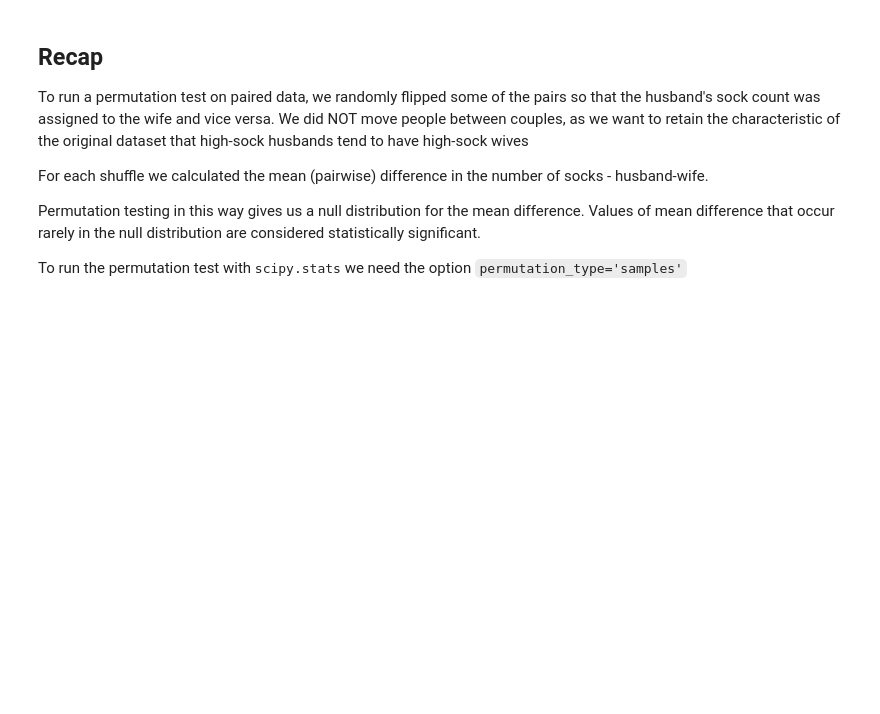
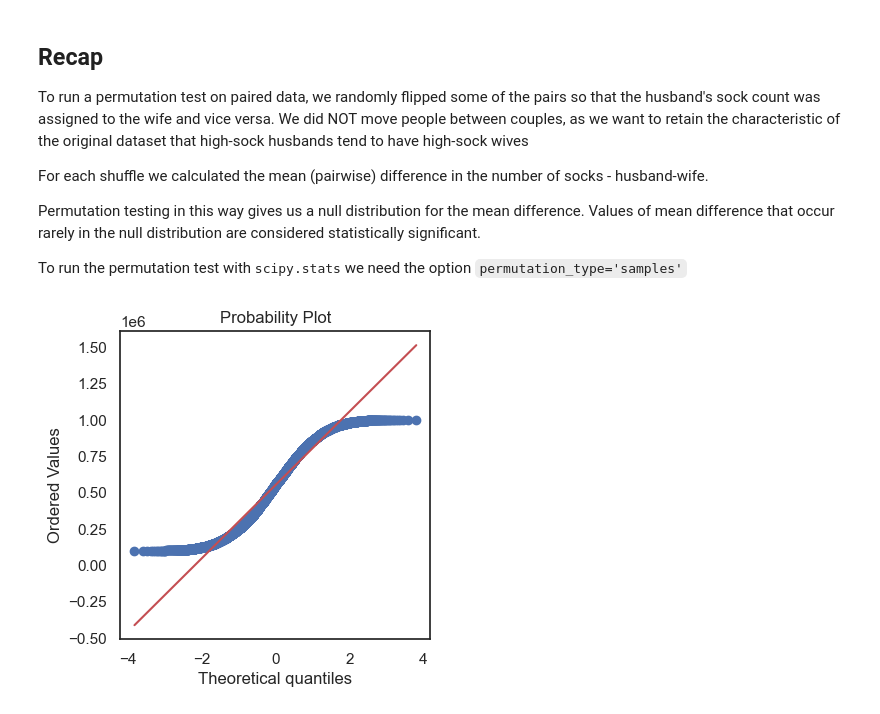
Before and after one commit to jillxoreilly/StatsCourseBook_2024, a Jupyter notebook: Chapter4_PermutationTest/MT_wk5_permutation_paired.ipynb, the cells around one changed output. Saved outputs shown, nothing was run; the diff lists cells and outputs as text; code cells hidden in the pictures; blank space fills up the shorter version.

```diff
--- a/Chapter4_PermutationTest/MT_wk5_permutation_paired.ipynb
+++ b/Chapter4_PermutationTest/MT_wk5_permutation_paired.ipynb
@@ -272,3 +272,11 @@ For each shuffle we calculated the mean (pairwise) difference in the number of s
 Permutation testing in this way gives us a null distribution for the mean difference. Values of mean difference that occur rarely in the null distribution are considered statistically significant.
 
 To run the permutation test with <tt>scipy.stats</tt> we need the option `permutation_type='samples'`
+# %%
+m=pd.read_csv('../data/UKBrexdex.csv')
+m
+plt.figure(figsize=(4,4))
+stats.probplot(m.ID_code, plot=plt)
+plt.show()
+# %% [output]
+[figure, added]
```
Also changed, not shown: parts of 1 cell of this notebook, 3 other files.
